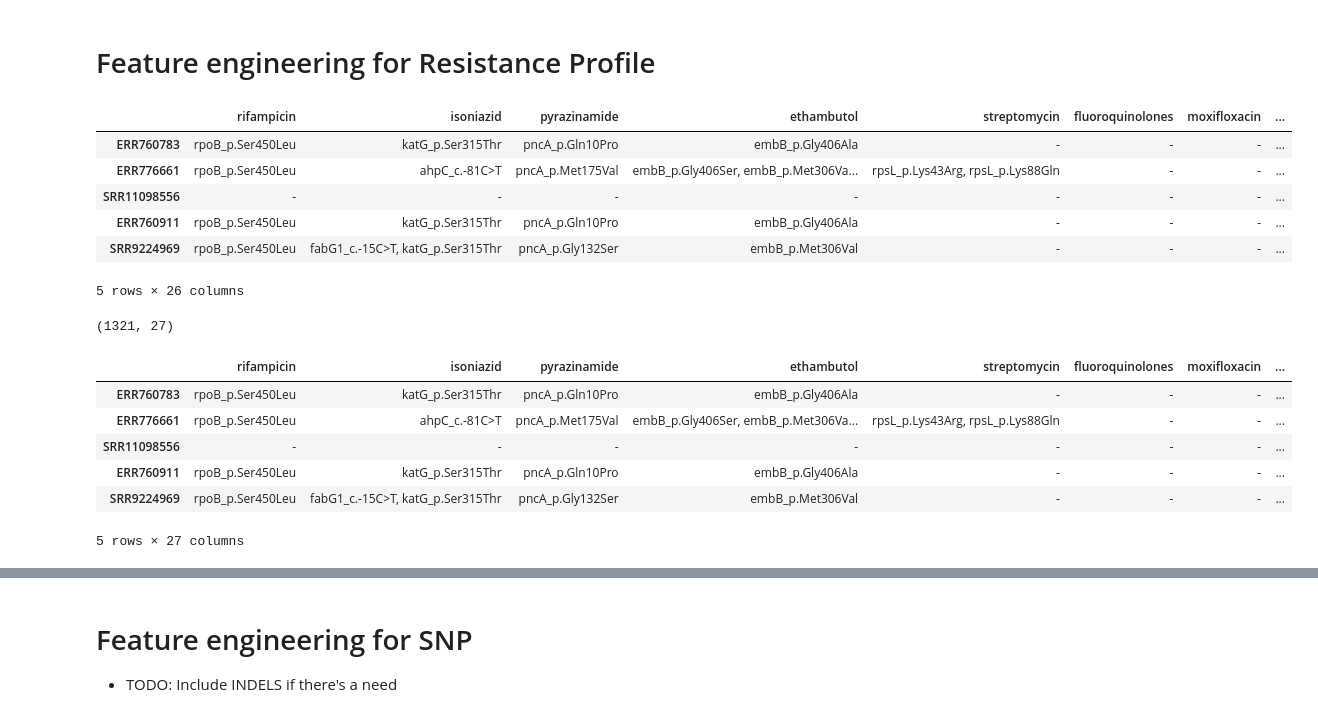
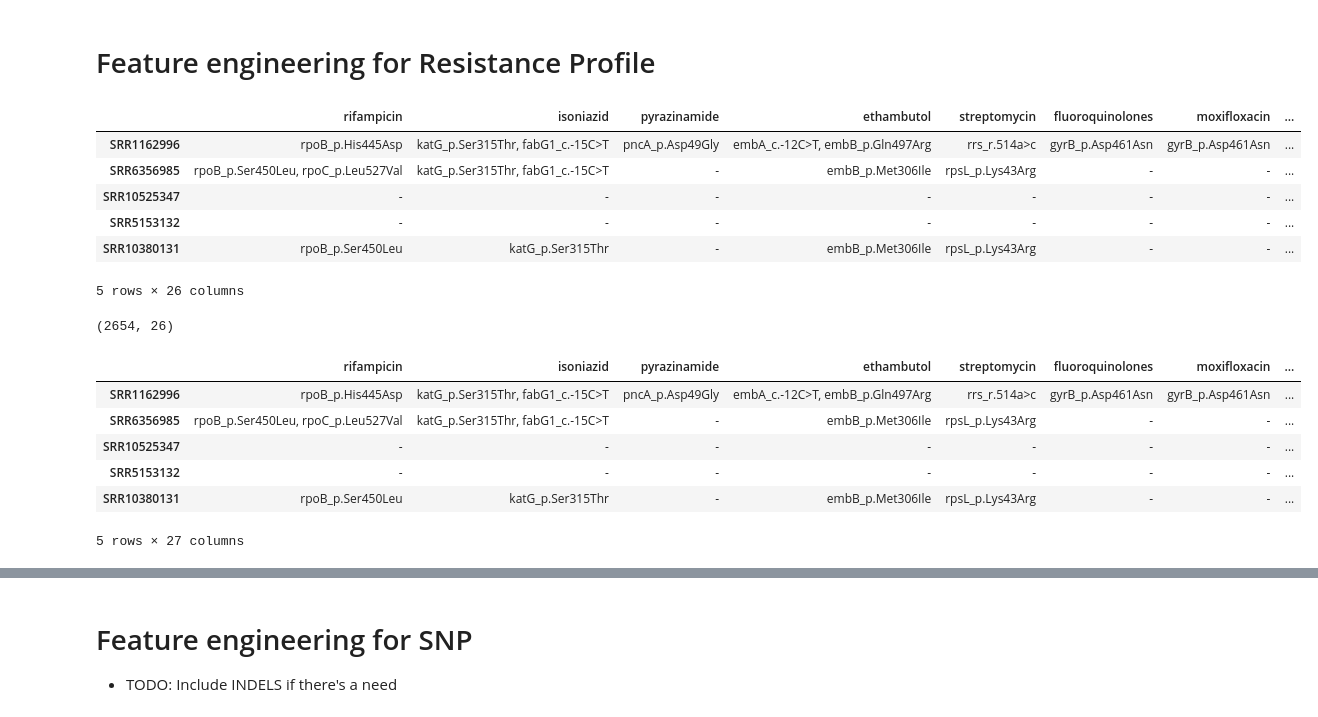
Before and after one commit to abhi18av/LJMU_Masters_Dissertation, a Jupyter notebook: src/notebooks/feature_engineering.ipynb, the cells around one changed output, grey strips where cells are left out. Cells and saved outputs as stored; diff of their text form; code cells hidden in the pictures.

```diff
--- a/src/notebooks/feature_engineering.ipynb
+++ b/src/notebooks/feature_engineering.ipynb
@@ -11,32 +11,32 @@ sns.set()
 # %% [markdown]
 # Feature engineering for Resistance Profile
 # %%
-tbprofiler_df = pd.read_json("../data/raw/tbprofiler.json", encoding="UTF-8")
+tbprofiler_df = pd.read_json("../data/raw/cohort.tbprofiler.json", encoding="UTF-8")
 tbprofiler_df = tbprofiler_df.transpose()
 tbprofiler_df.head()
 # %% [output]
 |  | rifampicin | isoniazid | pyrazinamide | ethambutol | streptomycin | fluoroquinolones | moxifloxacin | ... |
-| ERR760783 | rpoB_p.Ser450Leu | katG_p.Ser315Thr | pncA_p.Gln10Pro | embB_p.Gly406Ala | - | - | - | ... |
-| ERR776661 | rpoB_p.Ser450Leu | ahpC_c.-81C>T | pncA_p.Met175Val | embB_p.Gly406Ser, embB_p.Met306Va... | rpsL_p.Lys43Arg, rpsL_p.Lys88Gln | - | - | ... |
-| SRR11098556 | - | - | - | - | - | - | - | ... |
-| ERR760911 | rpoB_p.Ser450Leu | katG_p.Ser315Thr | pncA_p.Gln10Pro | embB_p.Gly406Ala | - | - | - | ... |
-| SRR9224969 | rpoB_p.Ser450Leu | fabG1_c.-15C>T, katG_p.Ser315Thr | pncA_p.Gly132Ser | embB_p.Met306Val | - | - | - | ... |
+| SRR1162996 | rpoB_p.His445Asp | katG_p.Ser315Thr, fabG1_c.-15C>T | pncA_p.Asp49Gly | embA_c.-12C>T, embB_p.Gln497Arg | rrs_r.514a>c | gyrB_p.Asp461Asn | gyrB_p.Asp461Asn | ... |
+| SRR6356985 | rpoB_p.Ser450Leu, rpoC_p.Leu527Val | katG_p.Ser315Thr, fabG1_c.-15C>T | - | embB_p.Met306Ile | rpsL_p.Lys43Arg | - | - | ... |
+| SRR10525347 | - | - | - | - | - | - | - | ... |
+| SRR5153132 | - | - | - | - | - | - | - | ... |
+| SRR10380131 | rpoB_p.Ser450Leu | katG_p.Ser315Thr | - | embB_p.Met306Ile | rpsL_p.Lys43Arg | - | - | ... |
 5 rows × 26 columns
 # %%
 tbprofiler_df.shape
 # %% [output]
-(1321, 27)
+(2654, 26)
 # %%
 resistance_status_df = tbprofiler_df
 resistance_status_df['Resistance_Status'] = resistance_status_df.apply(lambda row: 'Sensitive' if (row.drtype == 'Sensitive') else 'Resistant', axis = 1)
 resistance_status_df.head()
 # %% [output]
 |  | rifampicin | isoniazid | pyrazinamide | ethambutol | streptomycin | fluoroquinolones | moxifloxacin | ... |
-| ERR760783 | rpoB_p.Ser450Leu | katG_p.Ser315Thr | pncA_p.Gln10Pro | embB_p.Gly406Ala | - | - | - | ... |
-| ERR776661 | rpoB_p.Ser450Leu | ahpC_c.-81C>T | pncA_p.Met175Val | embB_p.Gly406Ser, embB_p.Met306Va... | rpsL_p.Lys43Arg, rpsL_p.Lys88Gln | - | - | ... |
-| SRR11098556 | - | - | - | - | - | - | - | ... |
-| ERR760911 | rpoB_p.Ser450Leu | katG_p.Ser315Thr | pncA_p.Gln10Pro | embB_p.Gly406Ala | - | - | - | ... |
-| SRR9224969 | rpoB_p.Ser450Leu | fabG1_c.-15C>T, katG_p.Ser315Thr | pncA_p.Gly132Ser | embB_p.Met306Val | - | - | - | ... |
+| SRR1162996 | rpoB_p.His445Asp | katG_p.Ser315Thr, fabG1_c.-15C>T | pncA_p.Asp49Gly | embA_c.-12C>T, embB_p.Gln497Arg | rrs_r.514a>c | gyrB_p.Asp461Asn | gyrB_p.Asp461Asn | ... |
+| SRR6356985 | rpoB_p.Ser450Leu, rpoC_p.Leu527Val | katG_p.Ser315Thr, fabG1_c.-15C>T | - | embB_p.Met306Ile | rpsL_p.Lys43Arg | - | - | ... |
+| SRR10525347 | - | - | - | - | - | - | - | ... |
+| SRR5153132 | - | - | - | - | - | - | - | ... |
+| SRR10380131 | rpoB_p.Ser450Leu | katG_p.Ser315Thr | - | embB_p.Met306Ile | rpsL_p.Lys43Arg | - | - | ... |
 5 rows × 27 columns
 # %%
 resistance_status_df.to_csv("../data/processed/resistance_status_df.csv")
```
Also changed, not shown: parts of 6 cells of this notebook, 1 other file.
